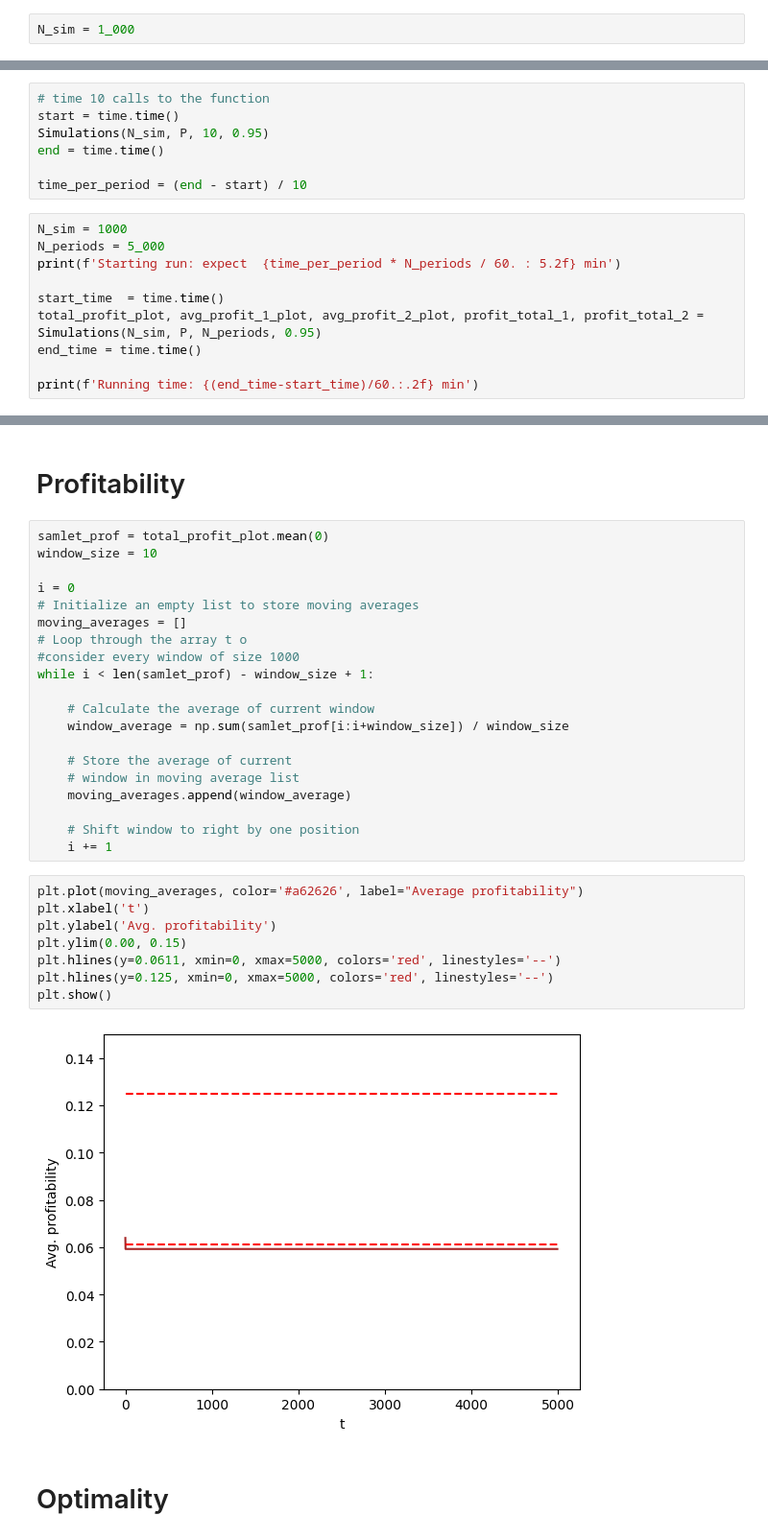
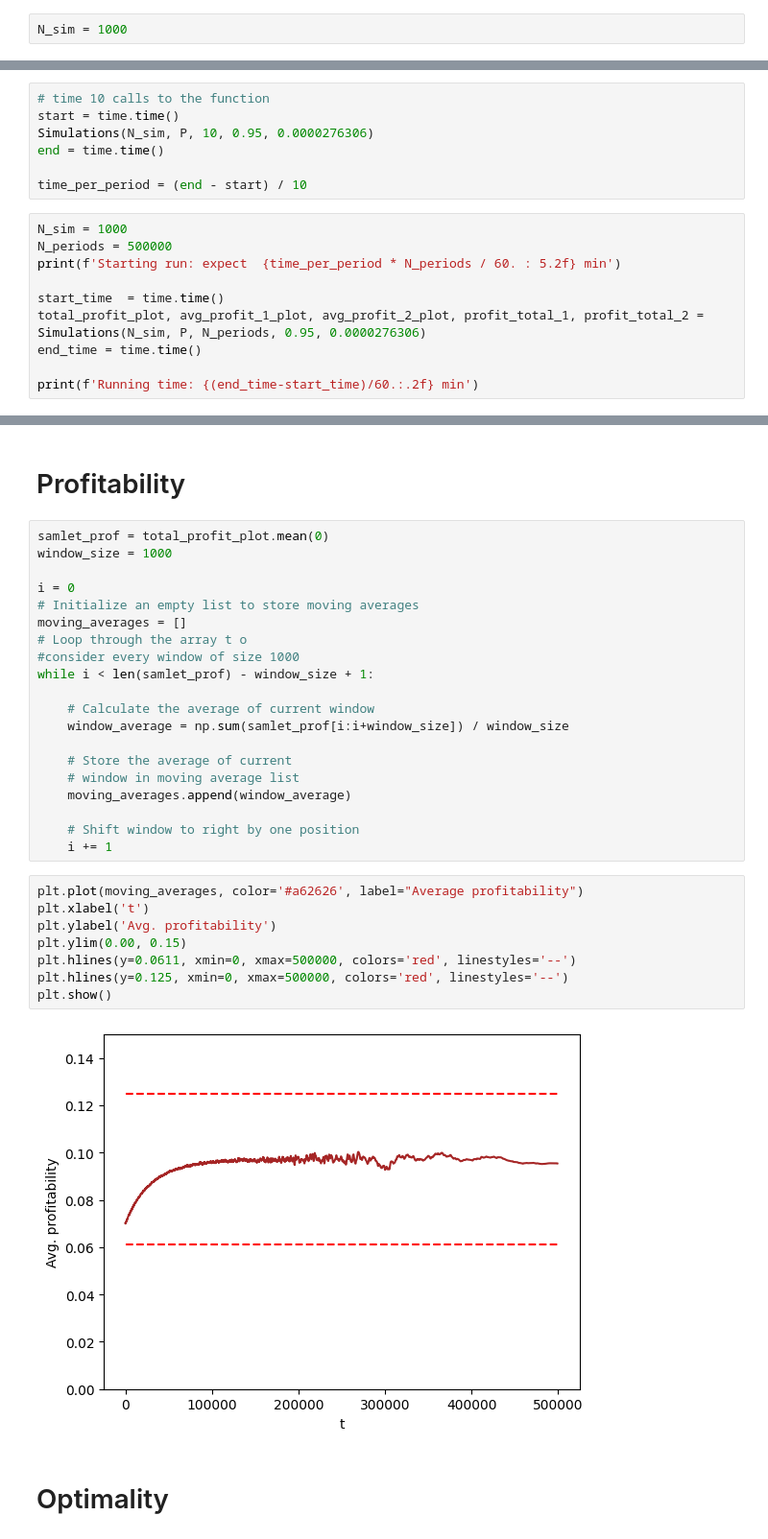
Before and after one commit to KirstineJ/Bachelor, a Jupyter notebook: FictitiousPlay_sequential.ipynb, the cells around one changed output, grey strips where cells are left out. Shown at 96% size. Cells and saved outputs as stored; diff of their text form.

```diff
--- a/FictitiousPlay_sequential.ipynb
+++ b/FictitiousPlay_sequential.ipynb
@@ -211,6 +190,6 @@ def Simulations(simulations, price_grid, periods, discount_factor):
 # %% [markdown]
 # Time calculation for 1000 simulations
 # %%
-N_sim = 1_000
+N_sim = 1000
 # %%
 # ensure that numba is compiled
@@ -218,17 +197,17 @@ _ = Simulations(10, P, 10, 0.95)
 # %%
 # time 10 calls to the function
 start = time.time()
-Simulations(N_sim, P, 10, 0.95)
+Simulations(N_sim, P, 10, 0.95, 0.0000276306)
 end = time.time()
 
 time_per_period = (end - start) / 10
 # %%
 N_sim = 1000
-N_periods = 5_000
+N_periods = 500000
 print(f'Starting run: expect  {time_per_period * N_periods / 60. : 5.2f} min')
 
 start_time  = time.time()
-total_profit_plot, avg_profit_1_plot, avg_profit_2_plot, profit_total_1, profit_total_2 = Simulations(N_sim, P, N_periods, 0.95)
+total_profit_plot, avg_profit_1_plot, avg_profit_2_plot, profit_total_1, profit_total_2 = Simulations(N_sim, P, N_periods, 0.95, 0.0000276306)
 end_time = time.time()
 
 print(f'Running time: {(end_time-start_time)/60.:.2f} min')
@@ -239,7 +218,7 @@ Running time: 0.09 min
 # Profitability
 # %%
 samlet_prof = total_profit_plot.mean(0)
-window_size = 10
+window_size = 1000
 
 i = 0
 # Initialize an empty list to store moving averages
@@ -260,13 +239,13 @@ while i < len(samlet_prof) - window_size + 1:
 # %%
 plt.plot(moving_averages, color='#a62626', label="Average profitability")
 plt.xlabel('t')
 plt.ylabel('Avg. profitability')
 plt.ylim(0.00, 0.15)
-plt.hlines(y=0.0611, xmin=0, xmax=5000, colors='red', linestyles='--')
-plt.hlines(y=0.125, xmin=0, xmax=5000, colors='red', linestyles='--')
+plt.hlines(y=0.0611, xmin=0, xmax=500000, colors='red', linestyles='--')
+plt.hlines(y=0.125, xmin=0, xmax=500000, colors='red', linestyles='--')
 plt.show()
 # %% [output]
-[figure, old version]
+[figure, new version]
 # %% [markdown]
 # Optimality
 # %%
```
Also changed, not shown: parts of 11 cells of this notebook.
